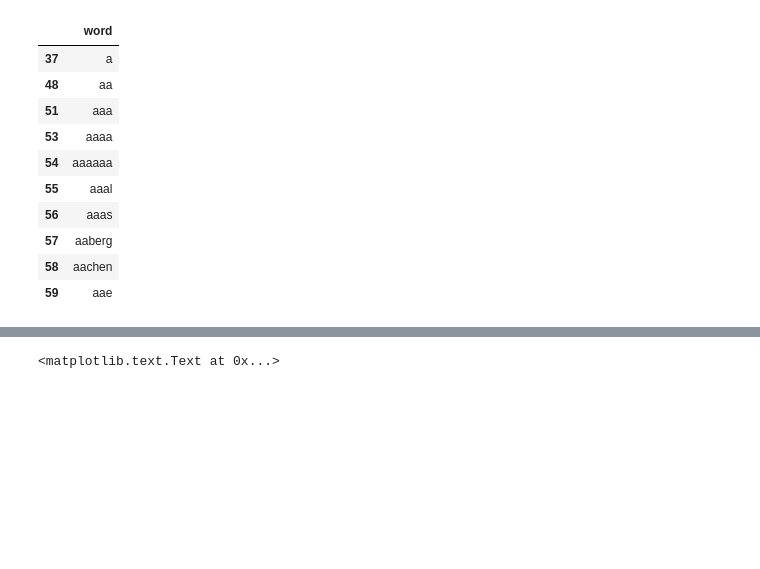
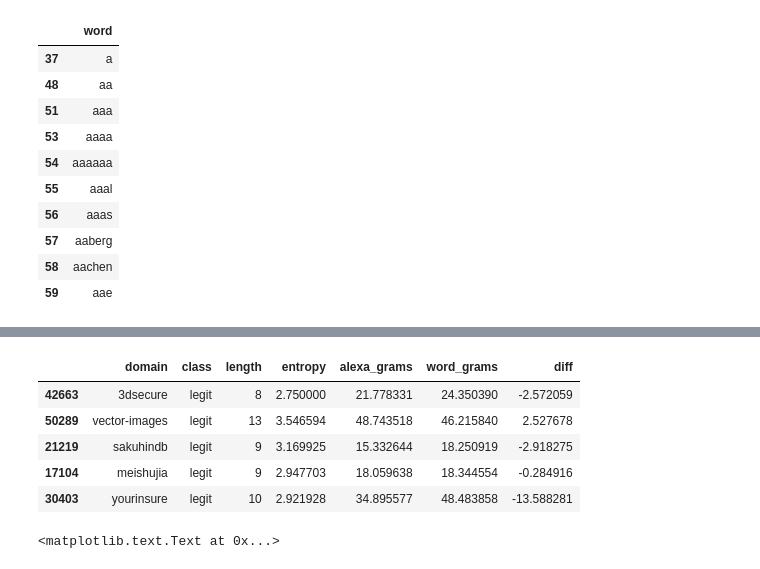
Before and after one commit to Skemba/Jupyter, a Jupyter notebook: Detecting algoritmically generated domain names.ipynb, the cells around one changed output, grey strips where cells are left out. Saved outputs shown, nothing was run; the diff lists cells and outputs as text; code cells hidden in the pictures; blank space fills up the shorter version.

```diff
--- a/Detecting algoritmically generated domain names.ipynb
+++ b/Detecting algoritmically generated domain names.ipynb
@@ -328,3 +331,12 @@ all_domains.sort_values(['diff'], ascending=True).head(10)
+# %%
+all_domains.sample(5)
+# %% [output]
+|  | domain | class | length | entropy | alexa_grams | word_grams | diff |
+| 42663 | 3dsecure | legit | 8 | 2.750000 | 21.778331 | 24.350390 | -2.572059 |
+| 50289 | vector-images | legit | 13 | 3.546594 | 48.743518 | 46.215840 | 2.527678 |
+| 21219 | sakuhindb | legit | 9 | 3.169925 | 15.332644 | 18.250919 | -2.918275 |
+| 17104 | meishujia | legit | 9 | 2.947703 | 18.059638 | 18.344554 | -0.284916 |
+| 30403 | yourinsure | legit | 10 | 2.921928 | 34.895577 | 48.483858 | -13.588281 |
 # %%
 # Here we want to see whether our new 'alexa_grams' feature can help us differentiate between Legit/DGA
 cond = all_domains['class'] == 'dga'
```
Also changed, not shown: parts of 20 cells of this notebook, 1 other file.
